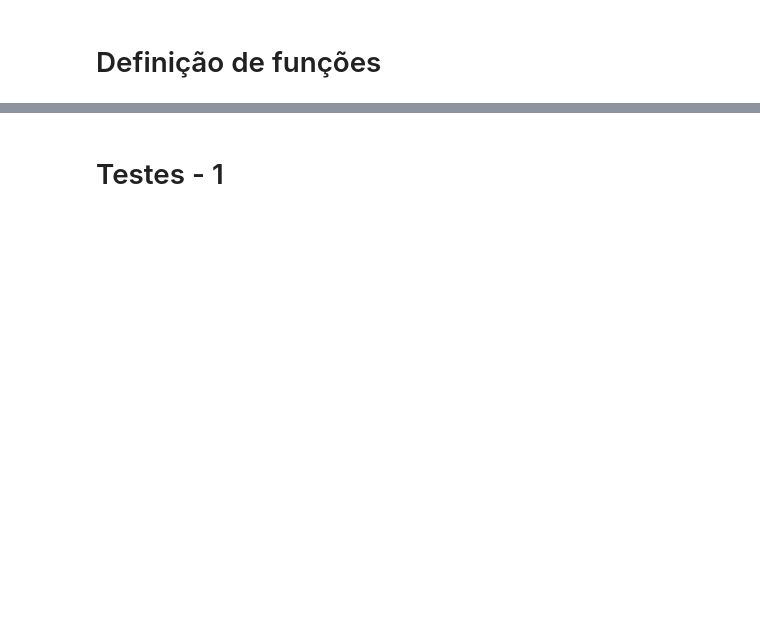
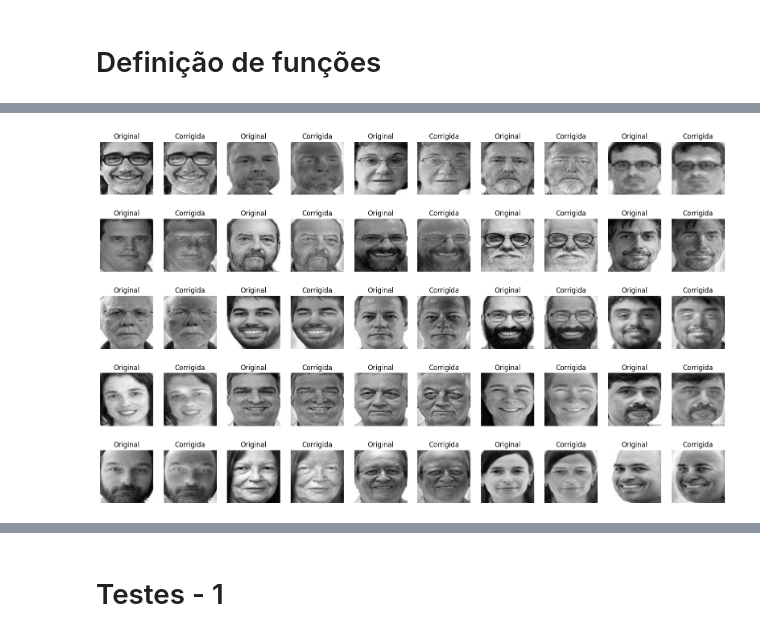
Before and after one commit to Gustavo-Murilo/Eigenfaces_EMAP, a Jupyter notebook: main_eigenfaces.ipynb, the cells around one changed output, grey strips where cells are left out. Saved outputs shown, nothing was run; the diff lists cells and outputs as text; code cells hidden in the pictures; blank space fills up the shorter version.

```diff
--- a/main_eigenfaces.ipynb
+++ b/main_eigenfaces.ipynb
@@ -62,0 +80,18 @@ def varrer_banco_imagens(caminho: str) -> np.ndarray :
+# %%
+# Definição de uma grade para a plotagem de imagens
+fig, axes = plt.subplots(5,10, figsize=(20,12))
+
+for i, ax in enumerate(axes.flat):
+    # Divide por 2 para alternar entre A e M
+    indice = i // 2
+
+    # Definição da imagem a ser plotada
+    tipo = 'Original' if not i % 2 else 'Corrigida'
+    Matriz = A if not i % 2 else M
+
+    # Plotagem das imagens
+    ax.imshow(Matriz[indice].reshape(DIMENSAO_IMAGEM), cmap=plt.cm.gray)
+    ax.set_title(f'{tipo}')
+    ax.axis('off')
+# %% [output]
+[figure, added]
```
Also changed, not shown: parts of 15 cells of this notebook.
